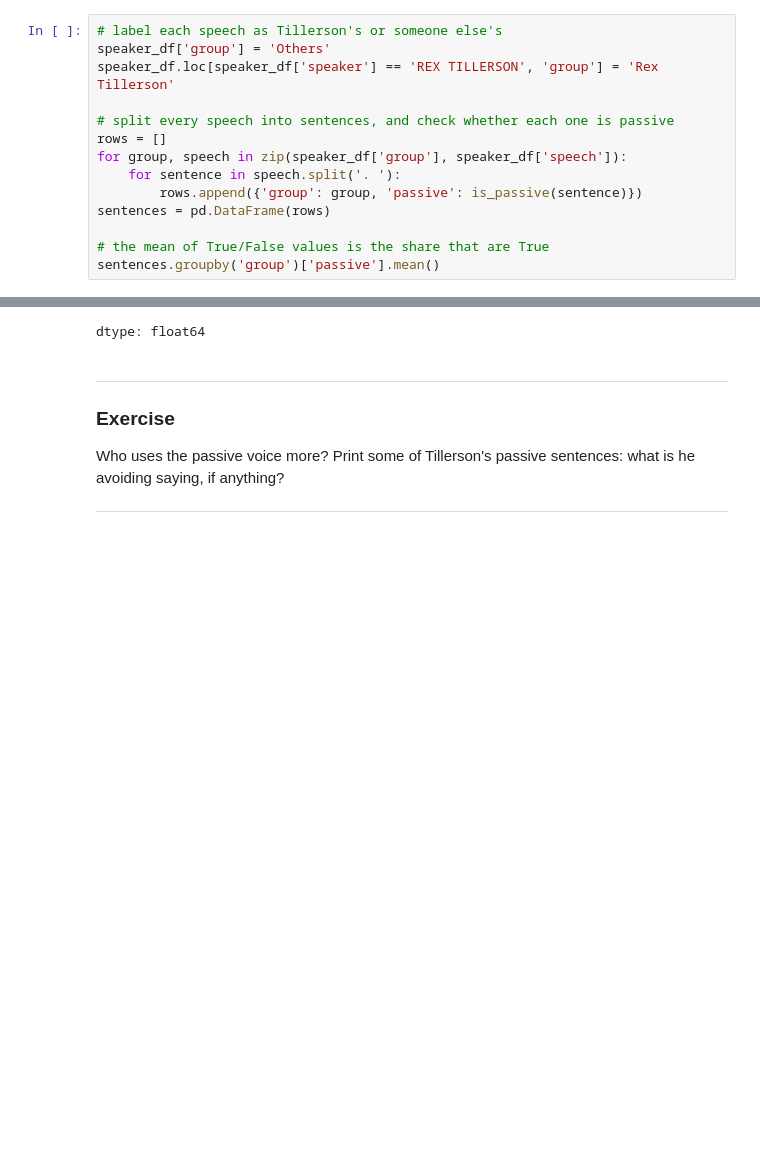
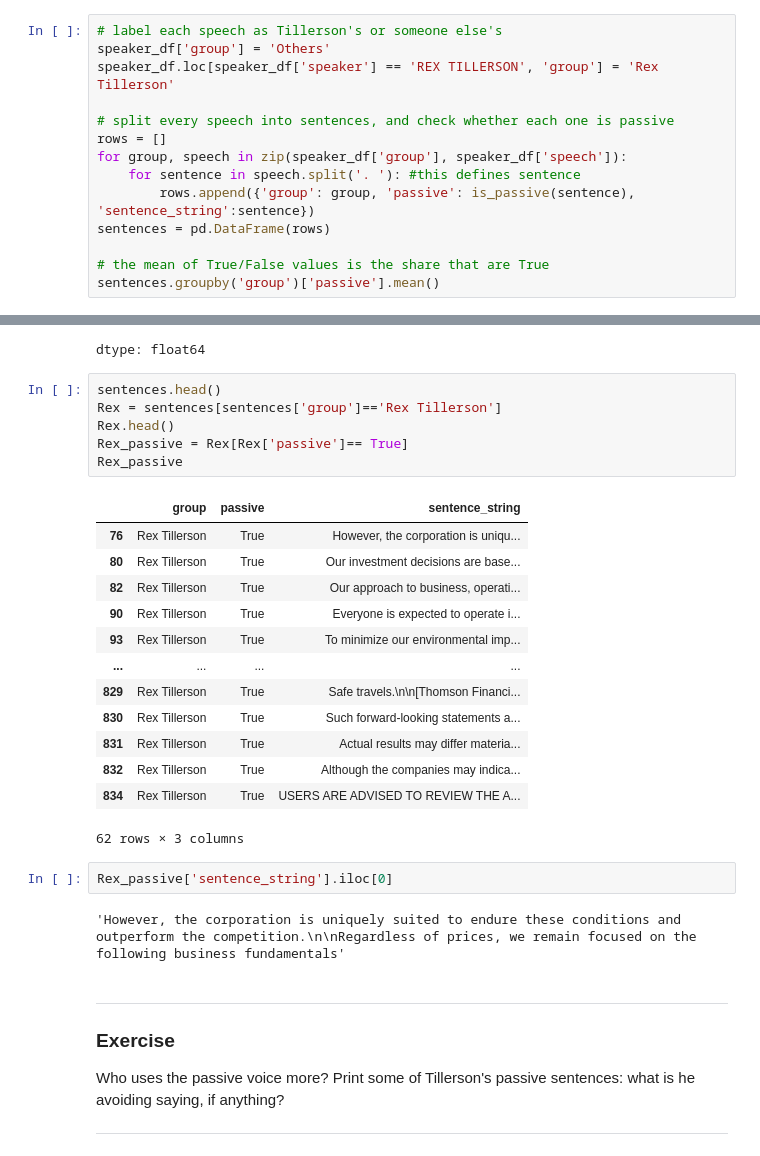
Before and after one commit to nmannbenn-debug/QM2, a Jupyter notebook: notebooks/W04. Natural Language Processing.ipynb, the cells around one changed output, grey strips where cells are left out. Drawn from its saved outputs; the diff is of its cells as text; blank space fills up the shorter version.

```diff
--- a/notebooks/W04. Natural Language Processing.ipynb
+++ b/notebooks/W04. Natural Language Processing.ipynb
@@ -595,8 +595,8 @@ speaker_df.loc[speaker_df['speaker'] == 'REX TILLERSON', 'group'] = 'Rex Tillers
 # split every speech into sentences, and check whether each one is passive
 rows = []
 for group, speech in zip(speaker_df['group'], speaker_df['speech']):
-    for sentence in speech.split('. '):
-        rows.append({'group': group, 'passive': is_passive(sentence)})
+    for sentence in speech.split('. '): #this defines sentence
+        rows.append({'group': group, 'passive': is_passive(sentence), 'sentence_string':sentence})
 sentences = pd.DataFrame(rows)
 
 # the mean of True/False values is the share that are True
@@ -607,6 +607,30 @@ sentences.groupby('group')['passive'].mean()
 | Others | 0.184834 |
 | Rex Tillerson | 0.150121 |
 dtype: float64
+# %%
+sentences.head()
+Rex = sentences[sentences['group']=='Rex Tillerson']
+Rex.head()
+Rex_passive = Rex[Rex['passive']== True]
+Rex_passive
+# %% [output]
+|  | group | passive | sentence_string |
+| 76 | Rex Tillerson | True | However, the corporation is uniqu... |
+| 80 | Rex Tillerson | True | Our investment decisions are base... |
+| 82 | Rex Tillerson | True | Our approach to business, operati... |
+| 90 | Rex Tillerson | True | Everyone is expected to operate i... |
+| 93 | Rex Tillerson | True | To minimize our environmental imp... |
+| ... | ... | ... | ... |
+| 829 | Rex Tillerson | True | Safe travels.\n\n[Thomson Financi... |
+| 830 | Rex Tillerson | True | Such forward-looking statements a... |
+| 831 | Rex Tillerson | True | Actual results may differ materia... |
+| 832 | Rex Tillerson | True | Although the companies may indica... |
+| 834 | Rex Tillerson | True | USERS ARE ADVISED TO REVIEW THE A... |
+62 rows × 3 columns
+# %%
+Rex_passive['sentence_string'].iloc[0]
+# %% [output]
+'However, the corporation is uniquely suited to endure these conditions and outperform the competition.\n\nRegardless of prices, we remain focused on the following business fundamentals'
 # %% [markdown]
 ---
 
```
Also changed, not shown: parts of 3 cells of this notebook.
